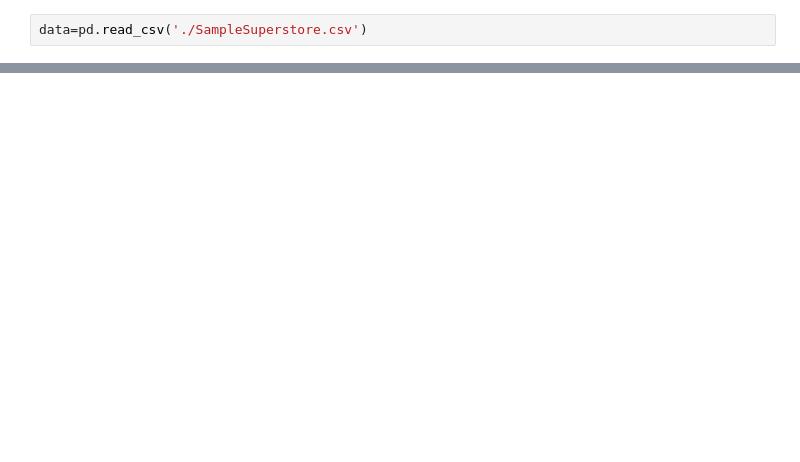
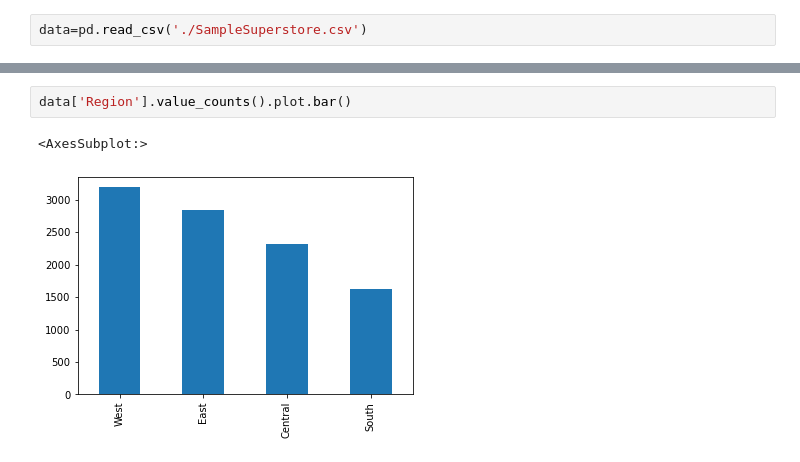
Before and after one commit to sumanthlade/The_Sparks_Foundation_Internship, a Jupyter notebook: GRIP_Task3_EDA.ipynb, the cells around one changed output, grey strips where cells are left out. Cells and saved outputs as stored; diff of their text form; blank space fills up the shorter version.

```diff
--- a/GRIP_Task3_EDA.ipynb
+++ b/GRIP_Task3_EDA.ipynb
@@ -28,0 +81,5 @@ data.describe()
+# %%
+data['Region'].value_counts().plot.bar()
+# %% [output]
+<AxesSubplot:>
+[figure, added]
```
Also changed, not shown: parts of 33 cells of this notebook.
